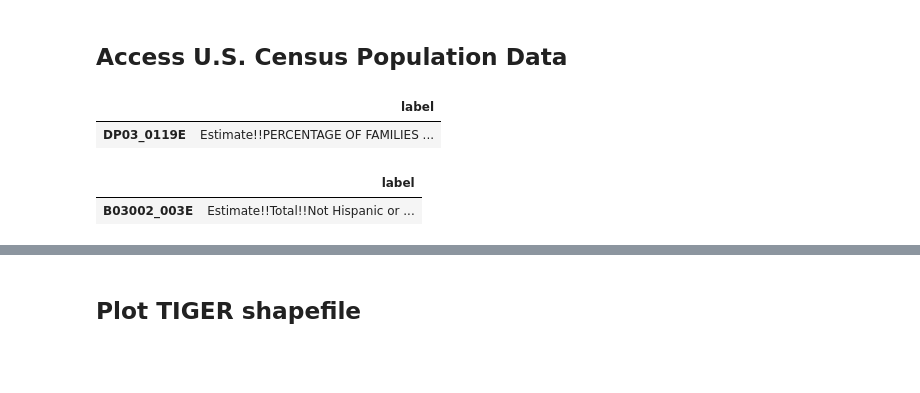
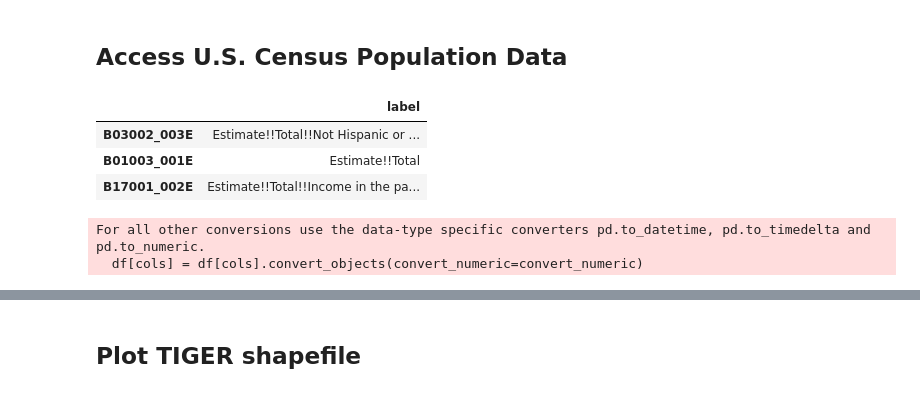
Before and after one commit to zstatmanweil/EJ-analysis-map, a Jupyter notebook: Census.ipynb, the cells around one changed output, grey strips where cells are left out. Cells and saved outputs as stored; diff of their text form; code cells hidden in the pictures; blank space fills up the shorter version.

```diff
--- a/Census.ipynb
+++ b/Census.ipynb
@@ -36,13 +36,10 @@ with pd.option_context('display.max_rows', None):
 | 305 | CBP1989 | 1989 County Business Patterns: Bu... |
 | 306 | NONEMP2015 | 2015 Nonemployer Statistics |
 # %%
-# Select Data Profiles dataset
-datasetDP = 'ACSDP5Y2017'
-
 # Select Detailed Tables dataset
-datasetDT = 'ACSDT5Y2017'
+dataset = 'ACSDT5Y2017'
 # %%
-# Establish a connection with the Data Profiles API
-conDP = cen.base.Connection(datasetDP)
-conDP
+# Establish a connection with the Detailed Tables API
+con = cen.base.Connection(dataset)
+con
 # %% [output]
@@ -68,17 +82,23 @@ cols_DT = ['B03002_003E']
+# %%
+# Select white population ('B03002_003E'), total population ('B01003_001E'),
+# and population below the poverty line ('B17001_002E')
+cols = ['B03002_003E','B01003_001E', 'B17001_002E']
 # %%
-#Explore the columns from the Data Profiles dataset
-cols_detail_DP=pd.DataFrame(conDP.variables.loc[cols_DP].label)
-cols_detail_DP
-#Columns can be explored more here: https://api.census.gov/data/2017/acs/acs5/profile/groups.html
+# Explore the columns from the Detailed Tables dataset
+cols_detail=pd.DataFrame(con.variables.loc[cols].label)
+
+with pd.option_context('display.max_colwidth',0):
+    display(cols_detail)
+# Columns can be explored more here: https://api.census.gov/data/2017/acs/acs5/groups/B03002.html
+# And here: https://api.census.gov/data/2017/acs/acs5/variables.html
 # %% [output]
 |  | label |
-| DP03_0119E | Estimate!!PERCENTAGE OF FAMILIES ... |
+| B03002_003E | Estimate!!Total!!Not Hispanic or ... |
+| B01003_001E | Estimate!!Total |
+| B17001_002E | Estimate!!Total!!Income in the pa... |
-# %%
-#Explore the columns from the Detailed Tables dataset
-cols_detail_DP
-cols_detail_DT=pd.DataFrame(conDT.variables.loc[cols_DT].label)
-cols_detail_DT
-#Columsn can be explored more here: https://api.census.gov/data/2017/acs/acs5/groups/B03002.html
-# %% [output]
-|  | label |
-| B03002_003E | Estimate!!Total!!Not Hispanic or ... |
+# %%
+data_DT = con.query(cols_DT, geo_unit = 'tract', geo_filter = {'state':'34'})
+# Prints a deprecation warning because of how cenpy calls pandas
+# %% [output]
+For all other conversions use the data-type specific converters pd.to_datetime, pd.to_timedelta and pd.to_numeric.
+  df[cols] = df[cols].convert_objects(convert_numeric=convert_numeric)
```
Also changed, not shown: parts of 10 cells of this notebook.
